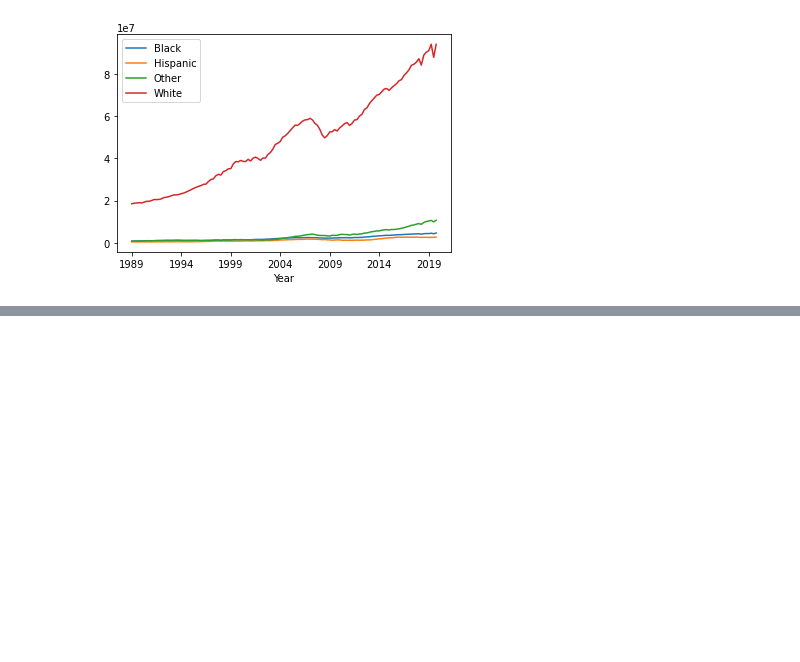
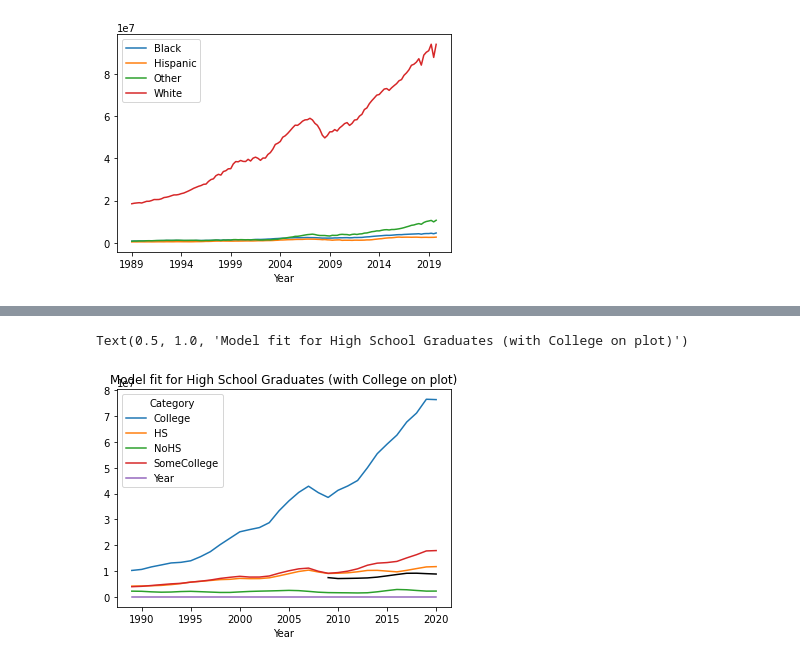
Before and after one commit to Adamdion/CMSE_202_Project, a Jupyter notebook: project/CMSE202_Project_Thao.ipynb, the cells around one changed output, grey strips where cells are left out. Drawn from its saved outputs; the diff is of its cells as text; code cells hidden in the pictures; blank space fills up the shorter version.

```diff
--- a/project/CMSE202_Project_Thao.ipynb
+++ b/project/CMSE202_Project_Thao.ipynb
@@ -103,0 +345,4 @@ TypeError: unsupported operand type(s) for -: 'str' and 'float'
+# %%
+## predicting our model using the test data
+y_pred = model.predict(X_test)
+y_pred
@@ -103,0 +363,3 @@ TypeError: unsupported operand type(s) for -: 'str' and 'float'
+# %%
+## since our data is currently scaled, we have to un-scale it
+y_pred = cnt_transformer.inverse_transform(y_pred)
@@ -103,0 +382,9 @@ TypeError: unsupported operand type(s) for -: 'str' and 'float'
+# %%
+#college doesnt fit as well because of the jump in wealth
+edu_avg = edu_split.groupby('Year').apply(np.mean)
+edu_avg.plot()
+plt.plot(np.array(test.index)[1:], y_pred, label='prediction', color='black')
+plt.title('Model fit for High School Graduates (with College on plot)')
+# %% [output]
+Text(0.5, 1.0, 'Model fit for High School Graduates (with College on plot)')
+[figure, added]
```
Also changed, not shown: parts of 38 cells of this notebook.
